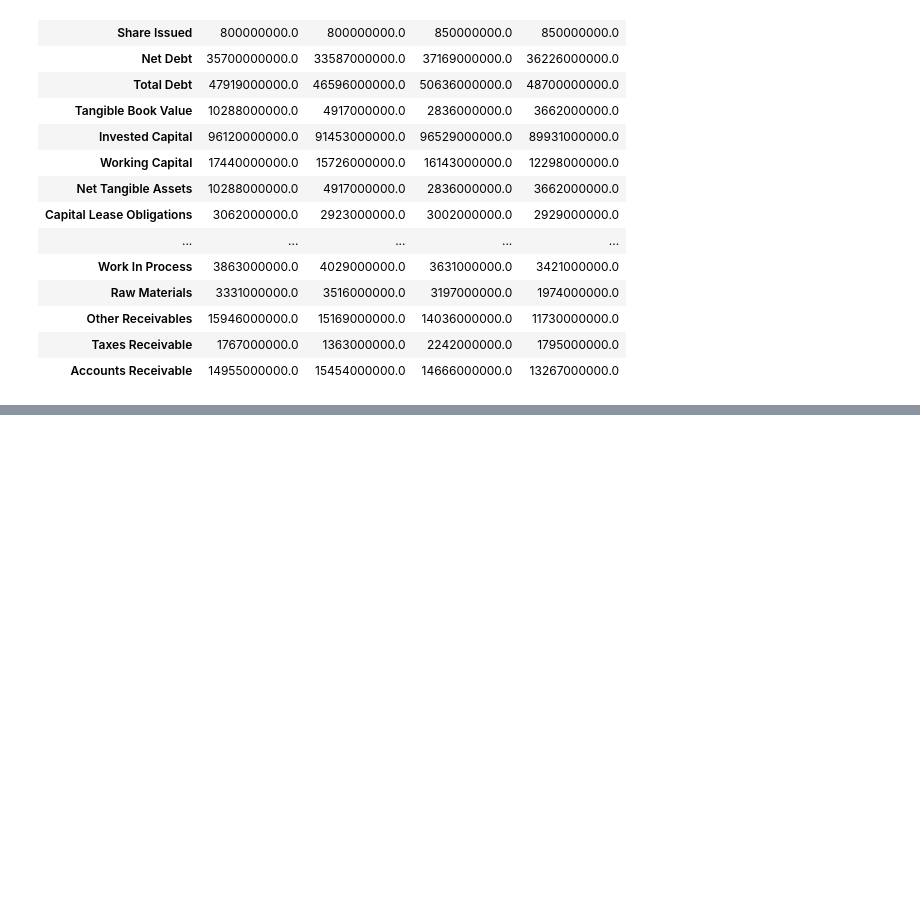
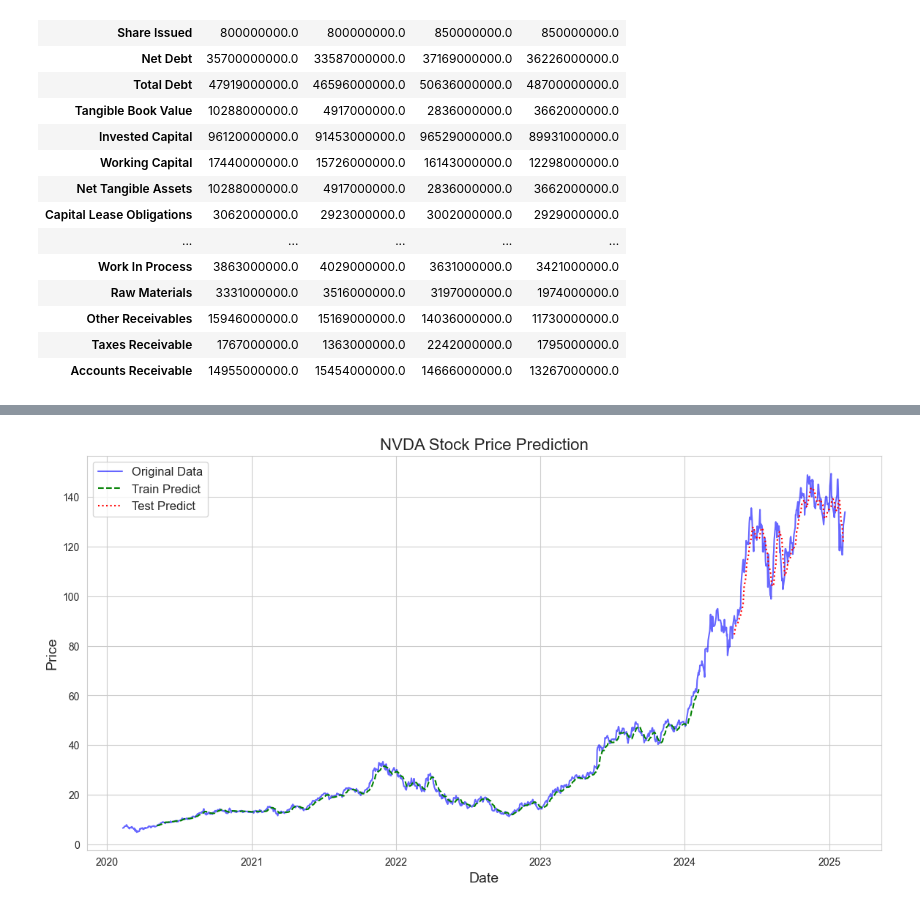
Before and after one commit to altendeh/Digitale-Unternehmensfuehrung, a Jupyter notebook: get_data/API_testing.ipynb, the cells around one changed output, grey strips where cells are left out. Saved outputs shown, nothing was run; the diff lists cells and outputs as text; code cells hidden in the pictures; blank space fills up the shorter version.

```diff
--- a/get_data/API_testing.ipynb
+++ b/get_data/API_testing.ipynb
@@ -217,0 +386,26 @@ historical_data.head()
+# %%
+import numpy as np
+import matplotlib.pyplot as plt
+import seaborn as sns
+
+# Seaborn-Stil verwenden
+sns.set_style("whitegrid")
+
+plt.figure(figsize=(14, 7))
+
+# Originaldaten plotten
+plt.plot(data.index, scaler.inverse_transform(scaled_data), label='Original Data', color='blue', alpha=0.6)
+
+# Training-Vorhersage plotten
+plt.plot(data.index, train_plot, label='Train Predict', color='green', linestyle="dashed")
+
+# Test-Vorhersage plotten
+plt.plot(data.index, test_plot, label='Test Predict', color='red', linestyle="dotted")
+
+plt.title(f'{ticker} Stock Price Prediction', fontsize=16)
+plt.xlabel('Date', fontsize=14)
+plt.ylabel('Price', fontsize=14)
+plt.legend(fontsize=12)
+plt.show()
+# %% [output]
+[figure, added]
```
Also changed, not shown: parts of 19 cells of this notebook.
